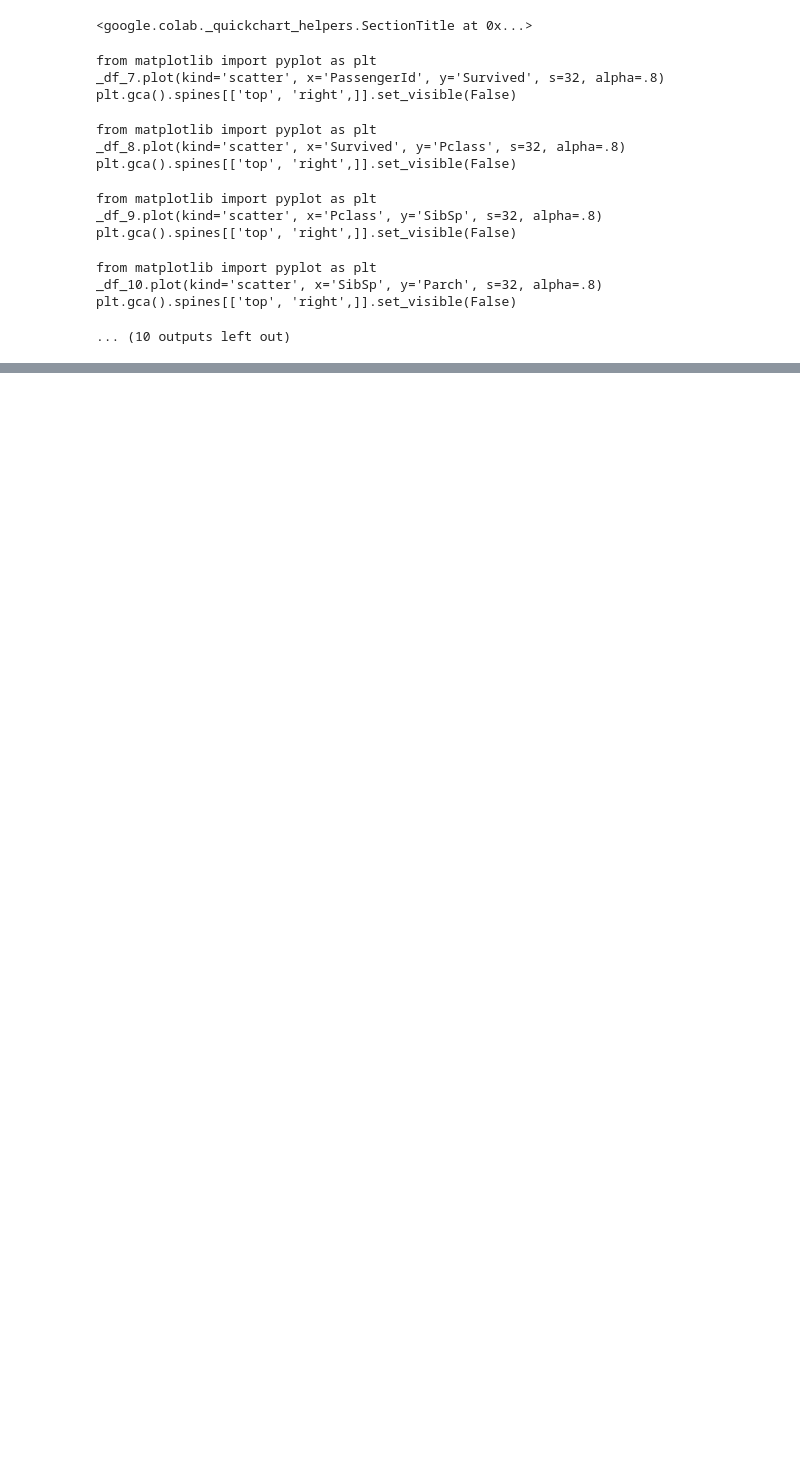
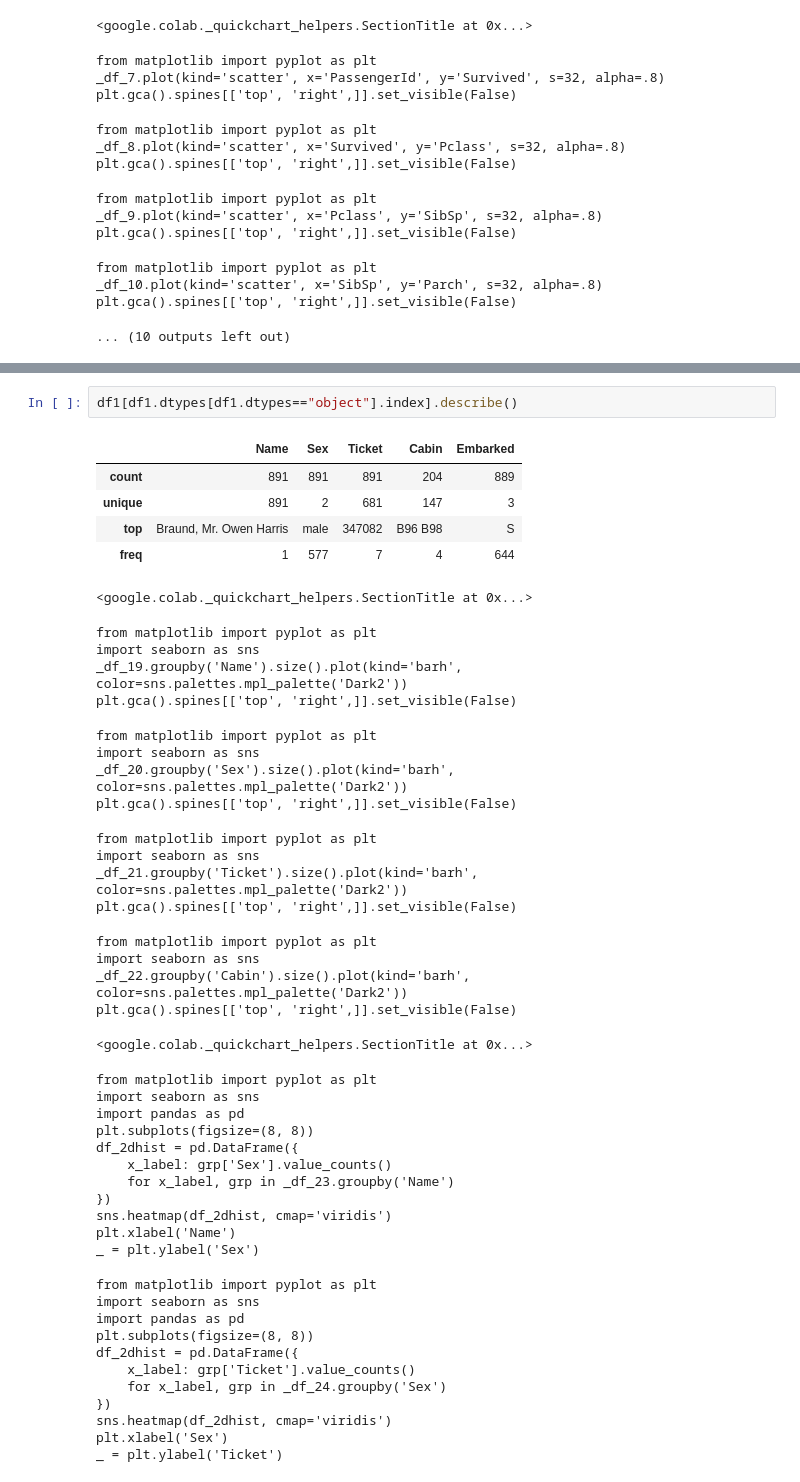
Before and after one commit to omkarpattnaik8080/Pandas, a Jupyter notebook: PandasCompleteadv.ipynb, the cells around one changed output, grey strips where cells are left out. Saved outputs shown, nothing was run; the diff lists cells and outputs as text; blank space fills up the shorter version.

```diff
--- a/PandasCompleteadv.ipynb
+++ b/PandasCompleteadv.ipynb
@@ -423,0 +444,48 @@ plt.gca().spines[['top', 'right',]].set_visible(False)
+# %%
+df1[df1.dtypes[df1.dtypes=="object"].index].describe()
+# %% [output]
+|  | Name | Sex | Ticket | Cabin | Embarked |
+| count | 891 | 891 | 891 | 204 | 889 |
+| unique | 891 | 2 | 681 | 147 | 3 |
+| top | Braund, Mr. Owen Harris | male | 347082 | B96 B98 | S |
+| freq | 1 | 577 | 7 | 4 | 644 |
+<google.colab._quickchart_helpers.SectionTitle at 0x...>
+from matplotlib import pyplot as plt
+import seaborn as sns
+_df_19.groupby('Name').size().plot(kind='barh', color=sns.palettes.mpl_palette('Dark2'))
+plt.gca().spines[['top', 'right',]].set_visible(False)
+from matplotlib import pyplot as plt
+import seaborn as sns
+_df_20.groupby('Sex').size().plot(kind='barh', color=sns.palettes.mpl_palette('Dark2'))
+plt.gca().spines[['top', 'right',]].set_visible(False)
+from matplotlib import pyplot as plt
+import seaborn as sns
+_df_21.groupby('Ticket').size().plot(kind='barh', color=sns.palettes.mpl_palette('Dark2'))
+plt.gca().spines[['top', 'right',]].set_visible(False)
+from matplotlib import pyplot as plt
+import seaborn as sns
+_df_22.groupby('Cabin').size().plot(kind='barh', color=sns.palettes.mpl_palette('Dark2'))
+plt.gca().spines[['top', 'right',]].set_visible(False)
+<google.colab._quickchart_helpers.SectionTitle at 0x...>
+from matplotlib import pyplot as plt
+import seaborn as sns
+import pandas as pd
+plt.subplots(figsize=(8, 8))
+df_2dhist = pd.DataFrame({
+    x_label: grp['Sex'].value_counts()
+    for x_label, grp in _df_23.groupby('Name')
+})
+sns.heatmap(df_2dhist, cmap='viridis')
+plt.xlabel('Name')
+_ = plt.ylabel('Sex')
+from matplotlib import pyplot as plt
+import seaborn as sns
+import pandas as pd
+plt.subplots(figsize=(8, 8))
+df_2dhist = pd.DataFrame({
+    x_label: grp['Ticket'].value_counts()
+    for x_label, grp in _df_24.groupby('Sex')
+})
+sns.heatmap(df_2dhist, cmap='viridis')
+plt.xlabel('Sex')
+_ = plt.ylabel('Ticket')
```
Also changed, not shown: parts of 3 cells of this notebook.
